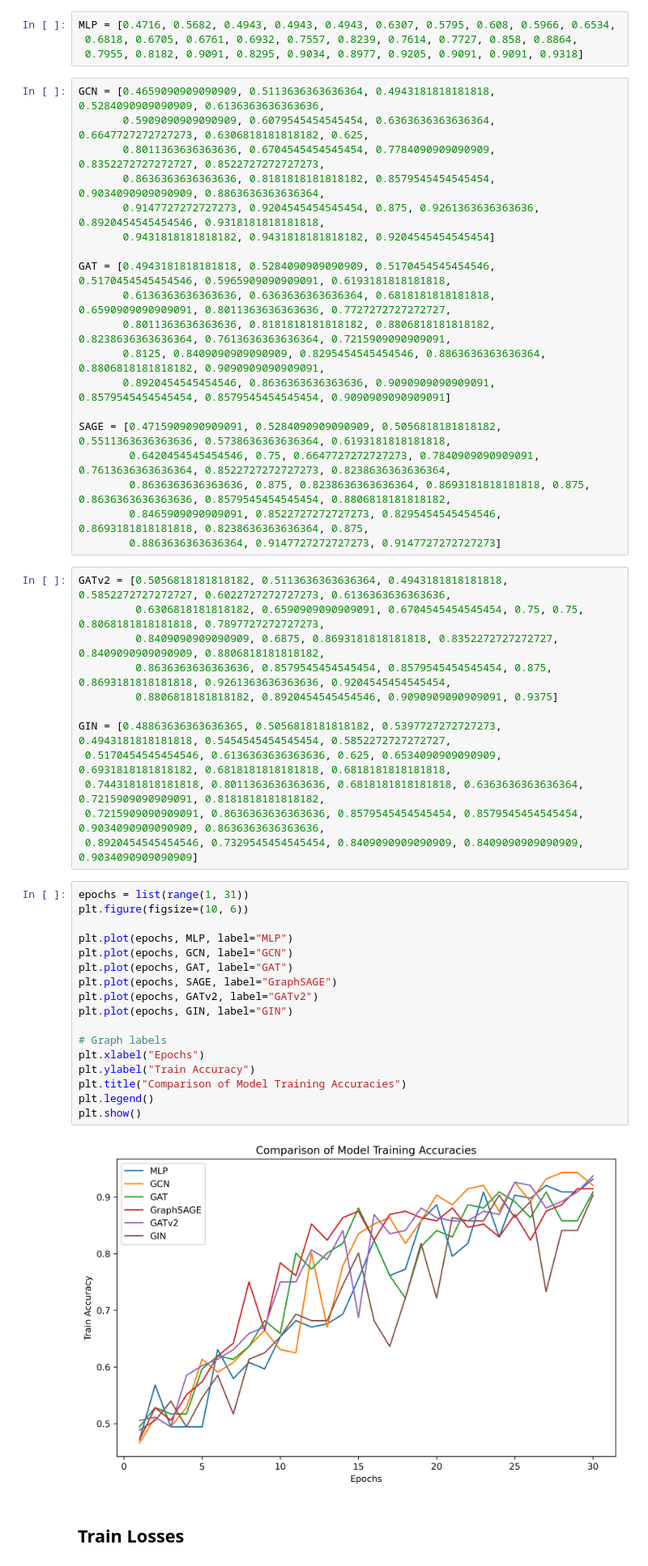
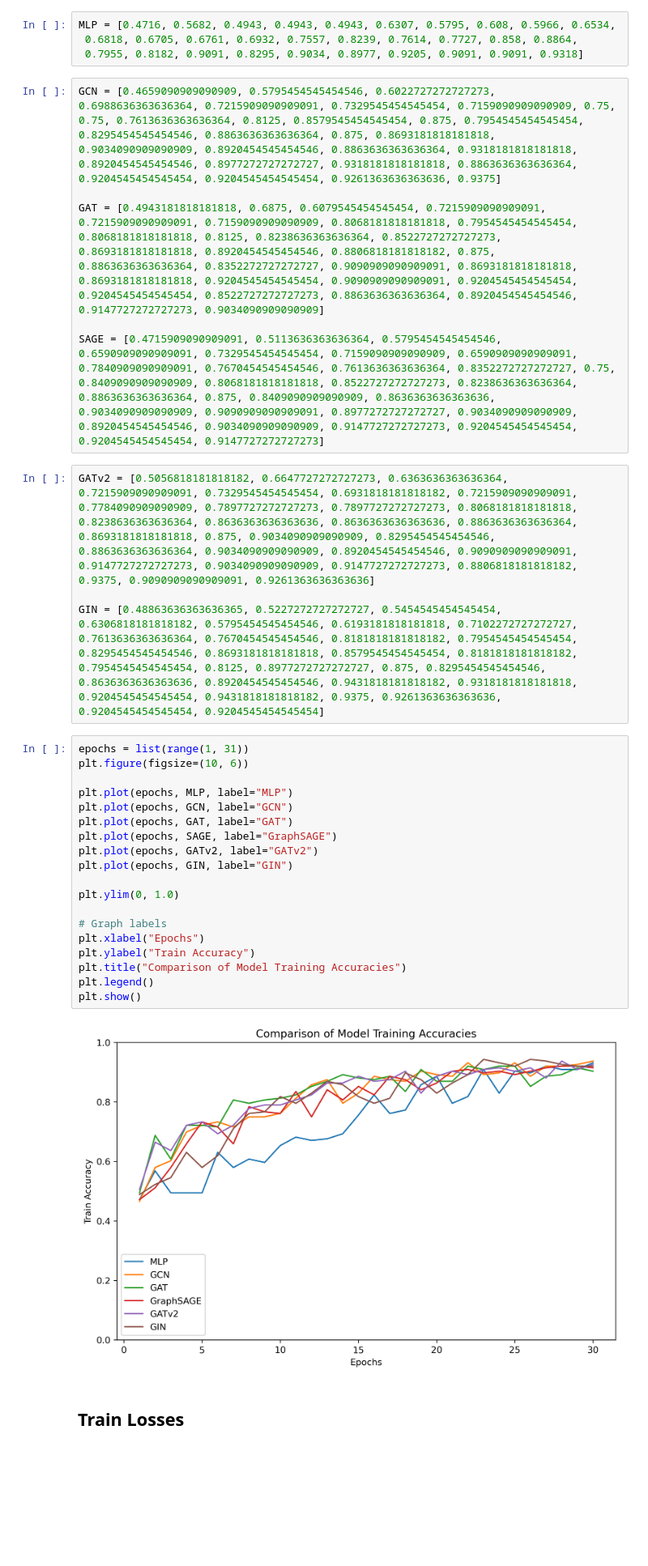
Before and after one commit to katezhang1234/Evaluating-GNNs, a Jupyter notebook: visualization/train_metrics.ipynb, the cells around one changed output. Shown at 81% size. Saved outputs shown, nothing was run; the diff lists cells and outputs as text; blank space fills up the shorter version.

Commit message:
Adjusted training curves

```diff
--- a/visualization/train_metrics.ipynb
+++ b/visualization/train_metrics.ipynb
@@ -11,55 +11,36 @@ MLP = [0.4716, 0.5682, 0.4943, 0.4943, 0.4943, 0.6307, 0.5795, 0.608, 0.5966, 0.
  0.6818, 0.6705, 0.6761, 0.6932, 0.7557, 0.8239, 0.7614, 0.7727, 0.858, 0.8864,
  0.7955, 0.8182, 0.9091, 0.8295, 0.9034, 0.8977, 0.9205, 0.9091, 0.9091, 0.9318]
 # %%
-GCN = [0.4659090909090909, 0.5113636363636364, 0.4943181818181818, 0.5284090909090909, 0.6136363636363636,
-       0.5909090909090909, 0.6079545454545454, 0.6363636363636364, 0.6647727272727273, 0.6306818181818182, 0.625,
-       0.8011363636363636, 0.6704545454545454, 0.7784090909090909, 0.8352272727272727, 0.8522727272727273,
-       0.8636363636363636, 0.8181818181818182, 0.8579545454545454, 0.9034090909090909, 0.8863636363636364,
-       0.9147727272727273, 0.9204545454545454, 0.875, 0.9261363636363636, 0.8920454545454546, 0.9318181818181818,
-       0.9431818181818182, 0.9431818181818182, 0.9204545454545454]
+GCN = [0.4659090909090909, 0.5795454545454546, 0.6022727272727273, 0.6988636363636364, 0.7215909090909091, 0.7329545454545454, 0.7159090909090909, 0.75, 0.75, 0.7613636363636364, 0.8125, 0.8579545454545454, 0.875, 0.7954545454545454, 0.8295454545454546, 0.8863636363636364, 0.875, 0.8693181818181818, 0.9034090909090909, 0.8920454545454546, 0.8863636363636364, 0.9318181818181818, 0.8920454545454546, 0.8977272727272727, 0.9318181818181818, 0.8863636363636364, 0.9204545454545454, 0.9204545454545454, 0.9261363636363636, 0.9375]
 
-GAT = [0.4943181818181818, 0.5284090909090909, 0.5170454545454546, 0.5170454545454546, 0.5965909090909091, 0.6193181818181818,
-       0.6136363636363636, 0.6363636363636364, 0.6818181818181818, 0.6590909090909091, 0.8011363636363636, 0.7727272727272727,
-       0.8011363636363636, 0.8181818181818182, 0.8806818181818182, 0.8238636363636364, 0.7613636363636364, 0.7215909090909091,
-       0.8125, 0.8409090909090909, 0.8295454545454546, 0.8863636363636364, 0.8806818181818182, 0.9090909090909091,
-       0.8920454545454546, 0.8636363636363636, 0.9090909090909091, 0.8579545454545454, 0.8579545454545454, 0.9090909090909091]
+GAT = [0.4943181818181818, 0.6875, 0.6079545454545454, 0.7215909090909091, 0.7215909090909091, 0.7159090909090909, 0.8068181818181818, 0.7954545454545454, 0.8068181818181818, 0.8125, 0.8238636363636364, 0.8522727272727273, 0.8693181818181818, 0.8920454545454546, 0.8806818181818182, 0.875, 0.8863636363636364, 0.8352272727272727, 0.9090909090909091, 0.8693181818181818, 0.8693181818181818, 0.9204545454545454, 0.9090909090909091, 0.9204545454545454, 0.9204545454545454, 0.8522727272727273, 0.8863636363636364, 0.8920454545454546, 0.9147727272727273, 0.9034090909090909]
 
-SAGE = [0.4715909090909091, 0.5284090909090909, 0.5056818181818182, 0.5511363636363636, 0.5738636363636364, 0.6193181818181818,
-        0.6420454545454546, 0.75, 0.6647727272727273, 0.7840909090909091, 0.7613636363636364, 0.8522727272727273, 0.8238636363636364,
-        0.8636363636363636, 0.875, 0.8238636363636364, 0.8693181818181818, 0.875, 0.8636363636363636, 0.8579545454545454, 0.8806818181818182,
-        0.8465909090909091, 0.8522727272727273, 0.8295454545454546, 0.8693181818181818, 0.8238636363636364, 0.875,
-        0.8863636363636364, 0.9147727272727273, 0.9147727272727273]
+SAGE = [0.4715909090909091, 0.5113636363636364, 0.5795454545454546, 0.6590909090909091, 0.7329545454545454, 0.7159090909090909, 0.6590909090909091, 0.7840909090909091, 0.7670454545454546, 0.7613636363636364, 0.8352272727272727, 0.75, 0.8409090909090909, 0.8068181818181818, 0.8522727272727273, 0.8238636363636364, 0.8863636363636364, 0.875, 0.8409090909090909, 0.8636363636363636, 0.9034090909090909, 0.9090909090909091, 0.8977272727272727, 0.9034090909090909, 0.8920454545454546, 0.9034090909090909, 0.9147727272727273, 0.9204545454545454, 0.9204545454545454, 0.9147727272727273]
 # %%
-GATv2 = [0.5056818181818182, 0.5113636363636364, 0.4943181818181818, 0.5852272727272727, 0.6022727272727273, 0.6136363636363636,
-         0.6306818181818182, 0.6590909090909091, 0.6704545454545454, 0.75, 0.75, 0.8068181818181818, 0.7897727272727273,
-         0.8409090909090909, 0.6875, 0.8693181818181818, 0.8352272727272727, 0.8409090909090909, 0.8806818181818182,
-         0.8636363636363636, 0.8579545454545454, 0.8579545454545454, 0.875, 0.8693181818181818, 0.9261363636363636, 0.9204545454545454,
-         0.8806818181818182, 0.8920454545454546, 0.9090909090909091, 0.9375]
+GATv2 = [0.5056818181818182, 0.6647727272727273, 0.6363636363636364, 0.7215909090909091, 0.7329545454545454, 0.6931818181818182, 0.7215909090909091, 0.7784090909090909, 0.7897727272727273, 0.7897727272727273, 0.8068181818181818, 0.8238636363636364, 0.8636363636363636, 0.8636363636363636, 0.8863636363636364, 0.8693181818181818, 0.875, 0.9034090909090909, 0.8295454545454546, 0.8863636363636364, 0.9034090909090909, 0.8920454545454546, 0.9090909090909091, 0.9147727272727273, 0.9034090909090909, 0.9147727272727273, 0.8806818181818182, 0.9375, 0.9090909090909091, 0.9261363636363636]
 
-GIN = [0.48863636363636365, 0.5056818181818182, 0.5397727272727273, 0.4943181818181818, 0.5454545454545454, 0.5852272727272727,
- 0.5170454545454546, 0.6136363636363636, 0.625, 0.6534090909090909, 0.6931818181818182, 0.6818181818181818, 0.6818181818181818,
- 0.7443181818181818, 0.8011363636363636, 0.6818181818181818, 0.6363636363636364, 0.7215909090909091, 0.8181818181818182,
- 0.7215909090909091, 0.8636363636363636, 0.8579545454545454, 0.8579545454545454, 0.9034090909090909, 0.8636363636363636,
- 0.8920454545454546, 0.7329545454545454, 0.8409090909090909, 0.8409090909090909, 0.9034090909090909]
+GIN = [0.48863636363636365, 0.5227272727272727, 0.5454545454545454, 0.6306818181818182, 0.5795454545454546, 0.6193181818181818, 0.7102272727272727, 0.7613636363636364, 0.7670454545454546, 0.8181818181818182, 0.7954545454545454, 0.8295454545454546, 0.8693181818181818, 0.8579545454545454, 0.8181818181818182, 0.7954545454545454, 0.8125, 0.8977272727272727, 0.875, 0.8295454545454546, 0.8636363636363636, 0.8920454545454546, 0.9431818181818182, 0.9318181818181818, 0.9204545454545454, 0.9431818181818182, 0.9375, 0.9261363636363636, 0.9204545454545454, 0.9204545454545454]
 # %%
 epochs = list(range(1, 31))
 plt.figure(figsize=(10, 6))
 
 plt.plot(epochs, MLP, label="MLP")
 plt.plot(epochs, GCN, label="GCN")
 plt.plot(epochs, GAT, label="GAT")
 plt.plot(epochs, SAGE, label="GraphSAGE")
 plt.plot(epochs, GATv2, label="GATv2")
 plt.plot(epochs, GIN, label="GIN")
 
+plt.ylim(0, 1.0)
+
 # Graph labels
 plt.xlabel("Epochs")
 plt.ylabel("Train Accuracy")
 plt.title("Comparison of Model Training Accuracies")
 plt.legend()
 plt.show()
 # %% [output]
-[figure, old version]
+[figure, new version]
 # %% [markdown]
 ## Train Losses
 # %%
```
Also changed, not shown: parts of 4 cells of this notebook.
